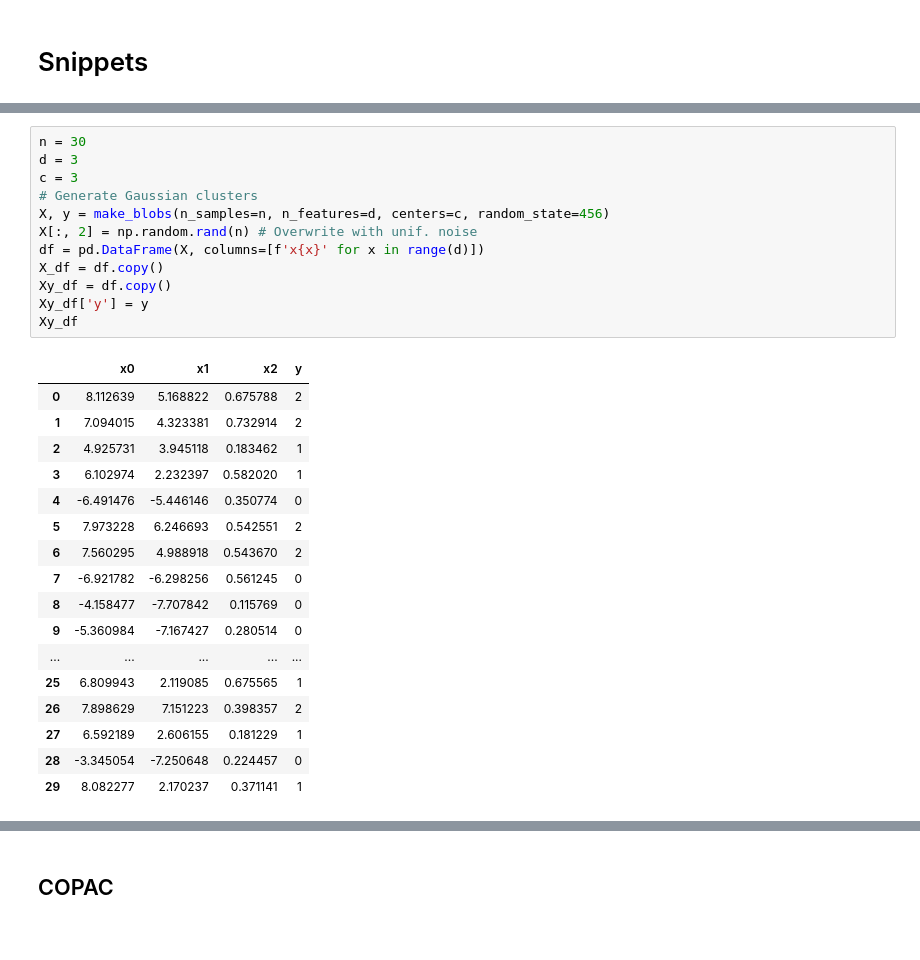
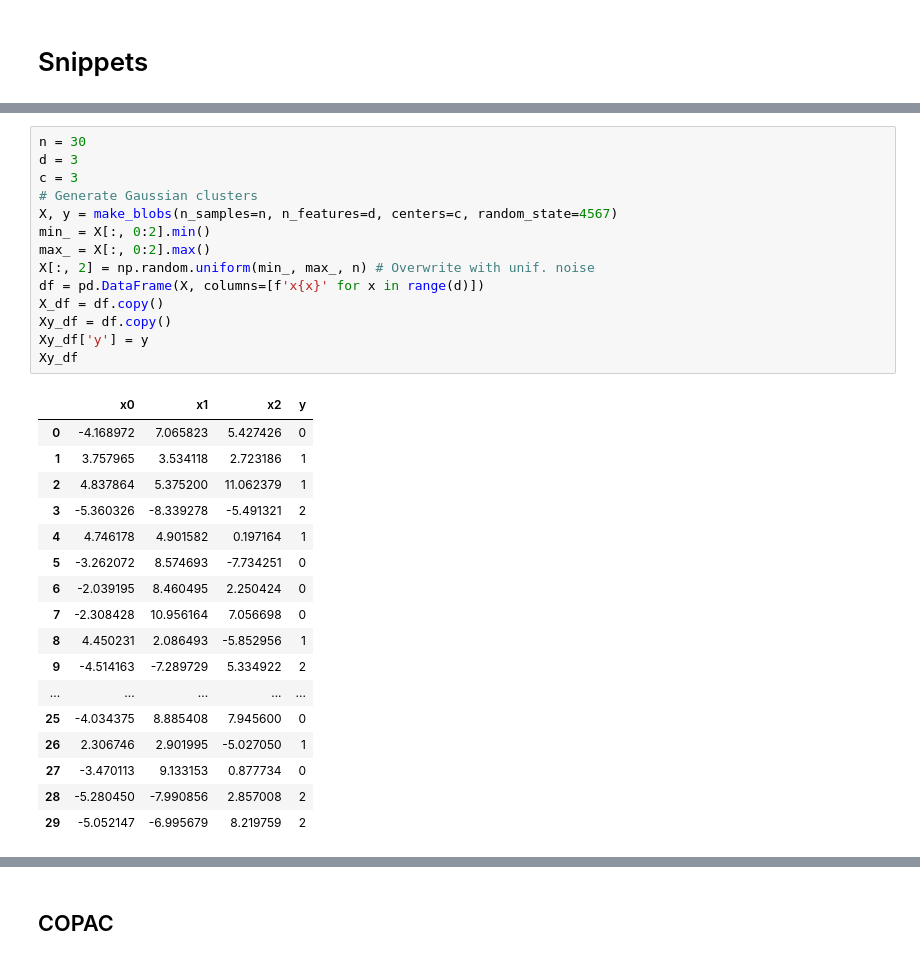
Before and after one commit to VarIr/copac, a Jupyter notebook: snippets.ipynb, the cells around one changed output, grey strips where cells are left out. Drawn from its saved outputs; the diff is of its cells as text.

```diff
--- a/snippets.ipynb
+++ b/snippets.ipynb
@@ -57,33 +60,35 @@ Xy_df
 # %%
 n = 30
 d = 3
 c = 3
 # Generate Gaussian clusters
-X, y = make_blobs(n_samples=n, n_features=d, centers=c, random_state=456)
-X[:, 2] = np.random.rand(n) # Overwrite with unif. noise
+X, y = make_blobs(n_samples=n, n_features=d, centers=c, random_state=4567)
+min_ = X[:, 0:2].min()
+max_ = X[:, 0:2].max()
+X[:, 2] = np.random.uniform(min_, max_, n) # Overwrite with unif. noise
 df = pd.DataFrame(X, columns=[f'x{x}' for x in range(d)])
 X_df = df.copy()
 Xy_df = df.copy()
 Xy_df['y'] = y
 Xy_df
 # %% [output]
 |  | x0 | x1 | x2 | y |
-| 0 | 8.112639 | 5.168822 | 0.675788 | 2 |
-| 1 | 7.094015 | 4.323381 | 0.732914 | 2 |
-| 2 | 4.925731 | 3.945118 | 0.183462 | 1 |
-| 3 | 6.102974 | 2.232397 | 0.582020 | 1 |
-| 4 | -6.491476 | -5.446146 | 0.350774 | 0 |
-| 5 | 7.973228 | 6.246693 | 0.542551 | 2 |
-| 6 | 7.560295 | 4.988918 | 0.543670 | 2 |
-| 7 | -6.921782 | -6.298256 | 0.561245 | 0 |
-| 8 | -4.158477 | -7.707842 | 0.115769 | 0 |
-| 9 | -5.360984 | -7.167427 | 0.280514 | 0 |
+| 0 | -4.168972 | 7.065823 | 5.427426 | 0 |
+| 1 | 3.757965 | 3.534118 | 2.723186 | 1 |
+| 2 | 4.837864 | 5.375200 | 11.062379 | 1 |
+| 3 | -5.360326 | -8.339278 | -5.491321 | 2 |
+| 4 | 4.746178 | 4.901582 | 0.197164 | 1 |
+| 5 | -3.262072 | 8.574693 | -7.734251 | 0 |
+| 6 | -2.039195 | 8.460495 | 2.250424 | 0 |
+| 7 | -2.308428 | 10.956164 | 7.056698 | 0 |
+| 8 | 4.450231 | 2.086493 | -5.852956 | 1 |
+| 9 | -4.514163 | -7.289729 | 5.334922 | 2 |
 | ... | ... | ... | ... | ... |
-| 25 | 6.809943 | 2.119085 | 0.675565 | 1 |
-| 26 | 7.898629 | 7.151223 | 0.398357 | 2 |
-| 27 | 6.592189 | 2.606155 | 0.181229 | 1 |
-| 28 | -3.345054 | -7.250648 | 0.224457 | 0 |
-| 29 | 8.082277 | 2.170237 | 0.371141 | 1 |
+| 25 | -4.034375 | 8.885408 | 7.945600 | 0 |
+| 26 | 2.306746 | 2.901995 | -5.027050 | 1 |
+| 27 | -3.470113 | 9.133153 | 0.877734 | 0 |
+| 28 | -5.280450 | -7.990856 | 2.857008 | 2 |
+| 29 | -5.052147 | -6.995679 | 8.219759 | 2 |
 # %%
 sns.pairplot(Xy_df, hue='y');
 # %% [output]
```
Also changed, not shown: parts of 9 cells of this notebook.
